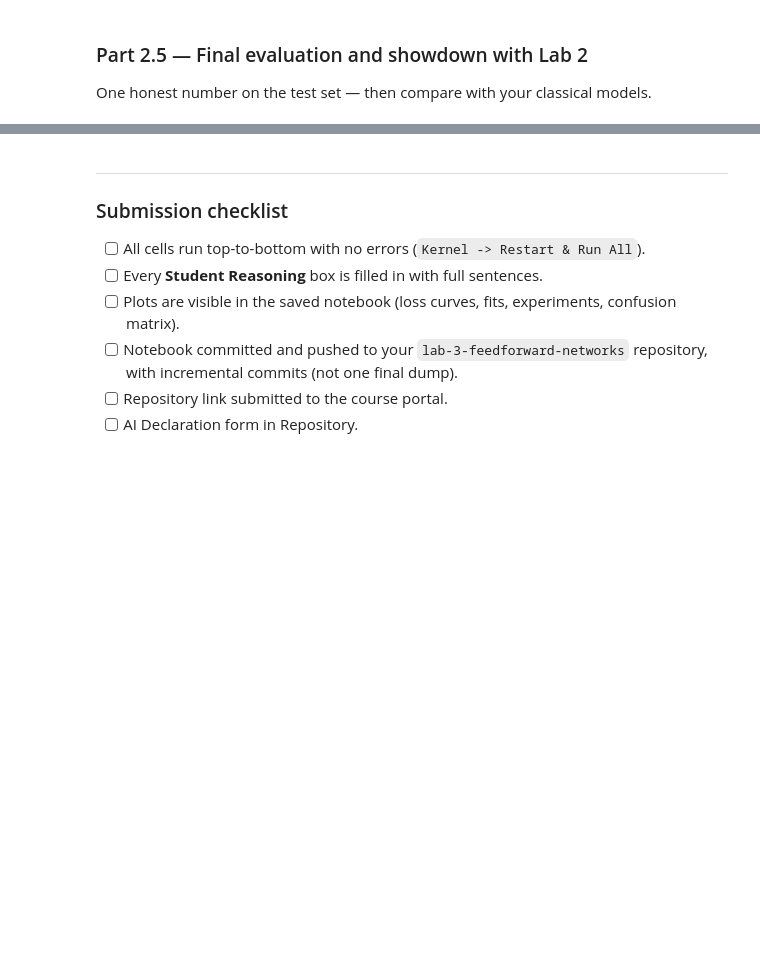
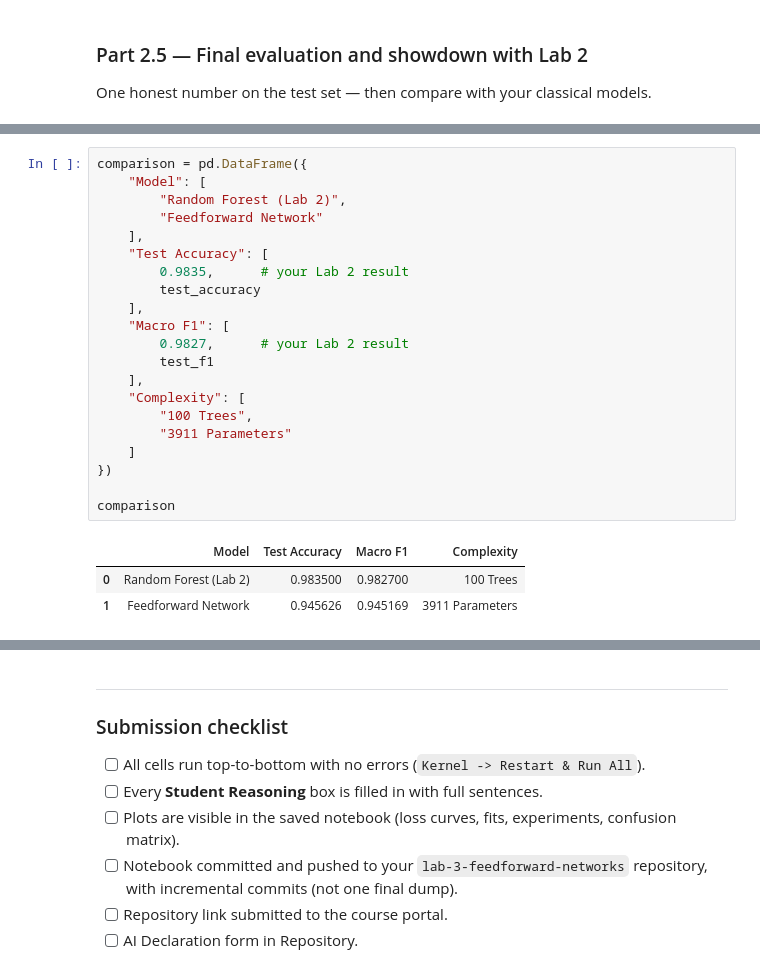
Before and after one commit to kgyamebi/lab-3, a Jupyter notebook: Lab_3.ipynb, the cells around one changed output, grey strips where cells are left out. Saved outputs shown, nothing was run; the diff lists cells and outputs as text; blank space fills up the shorter version.

```diff
--- a/Lab_3.ipynb
+++ b/Lab_3.ipynb
@@ -1100,0 +1194,25 @@ of deep learning worth it on THIS dataset? When would it be?*
+# %%
+comparison = pd.DataFrame({
+    "Model": [
+        "Random Forest (Lab 2)",
+        "Feedforward Network"
+    ],
+    "Test Accuracy": [
+        0.9835,      # your Lab 2 result
+        test_accuracy
+    ],
+    "Macro F1": [
+        0.9827,      # your Lab 2 result
+        test_f1
+    ],
+    "Complexity": [
+        "100 Trees",
+        "3911 Parameters"
+    ]
+})
+
+comparison
+# %% [output]
+|  | Model | Test Accuracy | Macro F1 | Complexity |
+| 0 | Random Forest (Lab 2) | 0.983500 | 0.982700 | 100 Trees |
+| 1 | Feedforward Network | 0.945626 | 0.945169 | 3911 Parameters |
```
Also changed, not shown: parts of 20 cells of this notebook.
